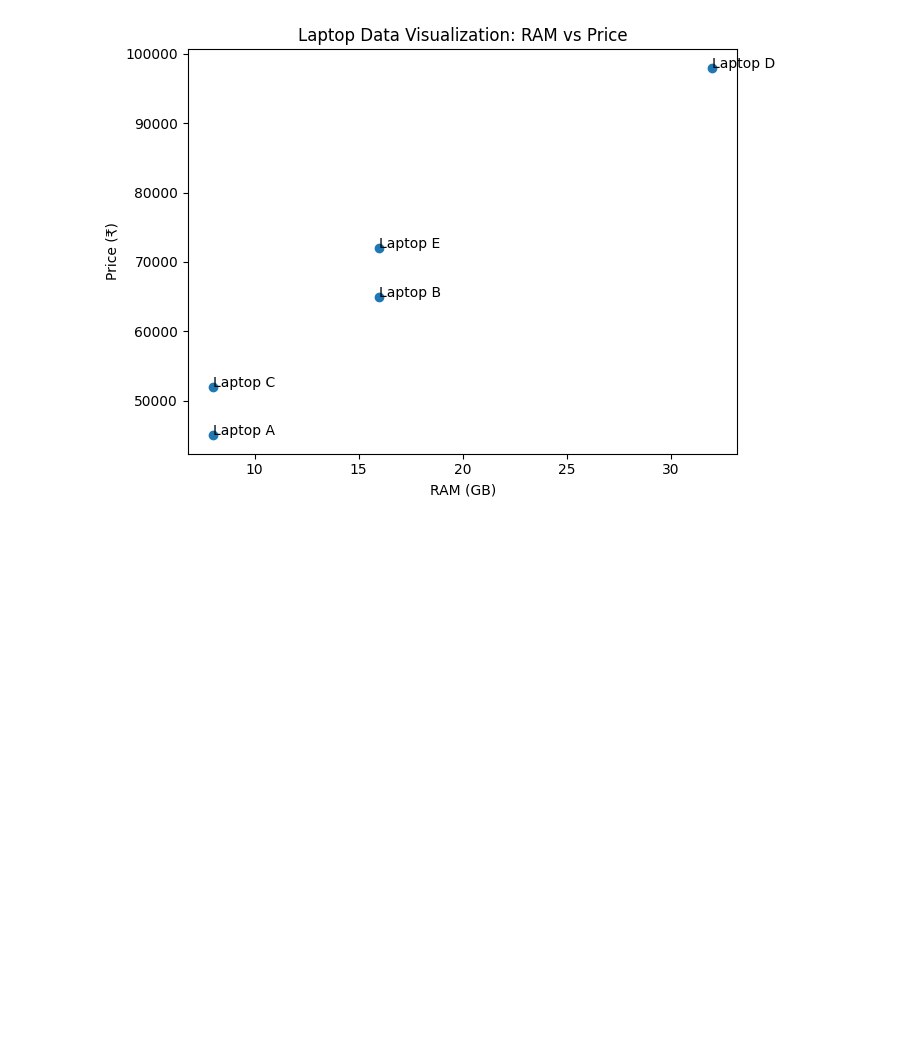
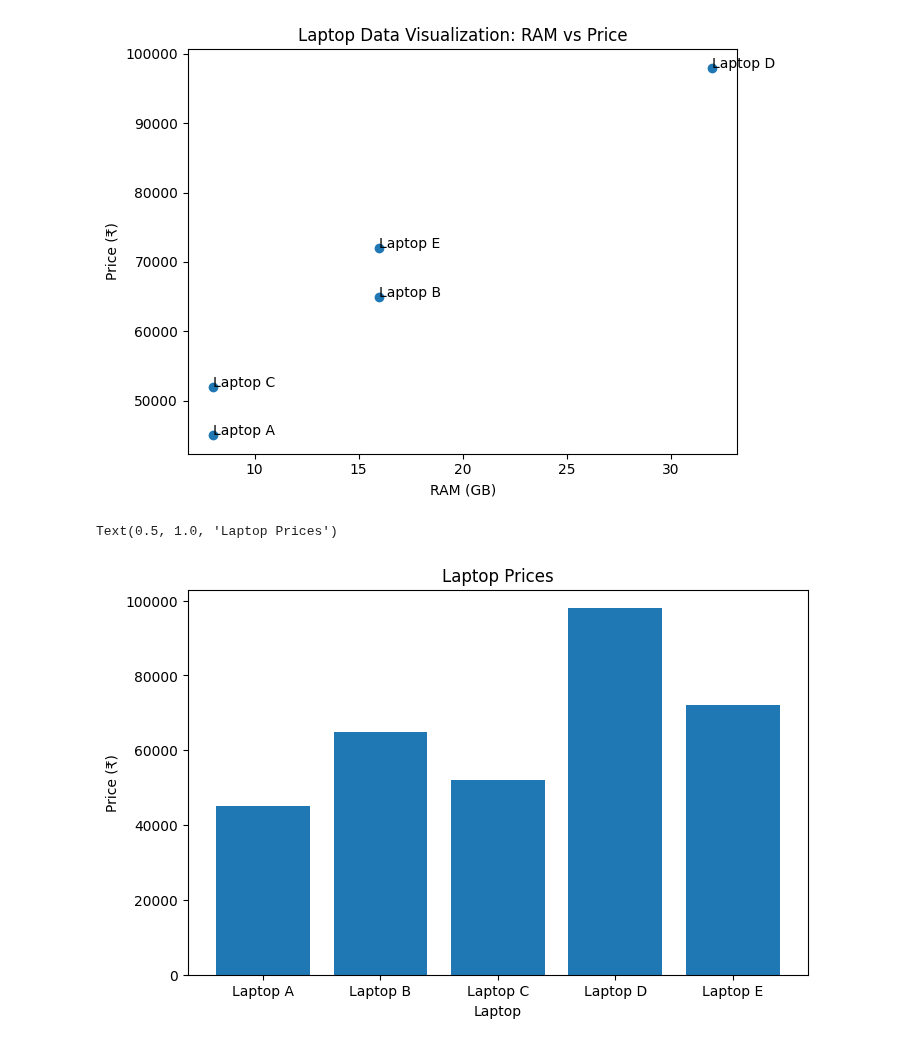
Before and after one commit to Shrajal-sahu-18/Data_Visulization, a Jupyter notebook: practice.ipynb, the cells around one changed output. Drawn from its saved outputs; the diff is of its cells as text; code cells hidden in the pictures; blank space fills up the shorter version.

Commit message:
new plot

```diff
--- a/practice.ipynb
+++ b/practice.ipynb
@@ -27,3 +27,12 @@ ram = [8, 16, 8, 32, 16]              # GB
 price = [45000, 65000, 52000, 98000, 72000]  # ₹
 storage = [256, 512, 512, 1024, 512] # GB
 ratings = [4.1, 4.4, 4.2, 4.8, 4.5]
+# %%
+plt.figure(figsize=(8,5))
+plt.bar(models, price)
+plt.xlabel("Laptop")
+plt.ylabel("Price (₹)")
+plt.title("Laptop Prices")
+# %% [output]
+Text(0.5, 1.0, 'Laptop Prices')
+[figure, added]
```
Also changed, not shown: parts of 1 cell of this notebook.
